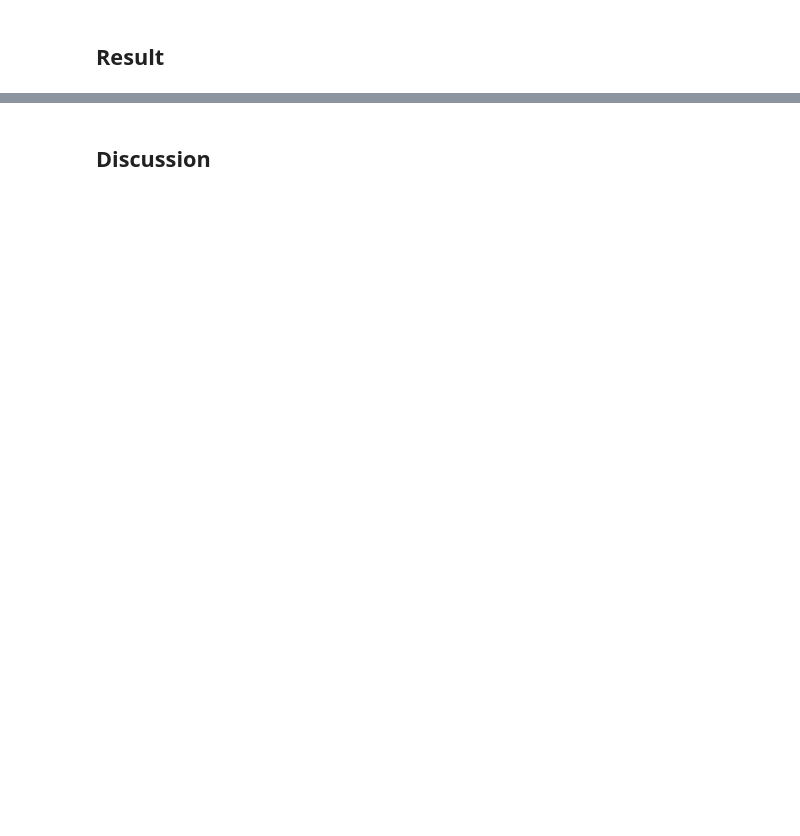
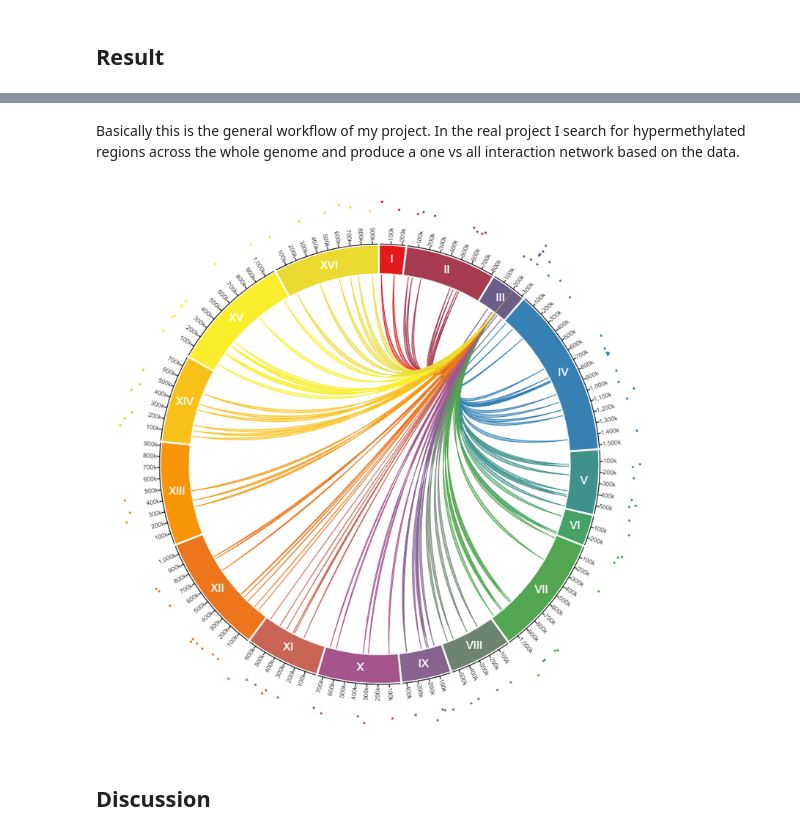
Before and after one commit to yzl452/BMMB554, a Jupyter notebook: BMMB554_Project_Yi(yzl452).ipynb, the cells around one changed output, grey strips where cells are left out. Drawn from its saved outputs; the diff is of its cells as text; code cells hidden in the pictures; blank space fills up the shorter version.

```diff
--- a/BMMB554_Project_Yi(yzl452).ipynb
+++ b/BMMB554_Project_Yi(yzl452).ipynb
@@ -21,2 +431,8 @@ Chromosome interaction plays an important role in eukaryotic gene regulation and
+# %% [markdown]
+Basically this is the general workflow of my project. In the real project I search for hypermethylated regions across the whole genome and produce a one vs all interaction network based on the data.
+# %%
+Image ('https://raw.githubusercontent.com/yzl452/BMMB554/master/Interaction.png')
+# %% [output]
+[figure, added]
 # %% [markdown]
 ## Discussion
```
Also changed, not shown: parts of 52 cells of this notebook.
